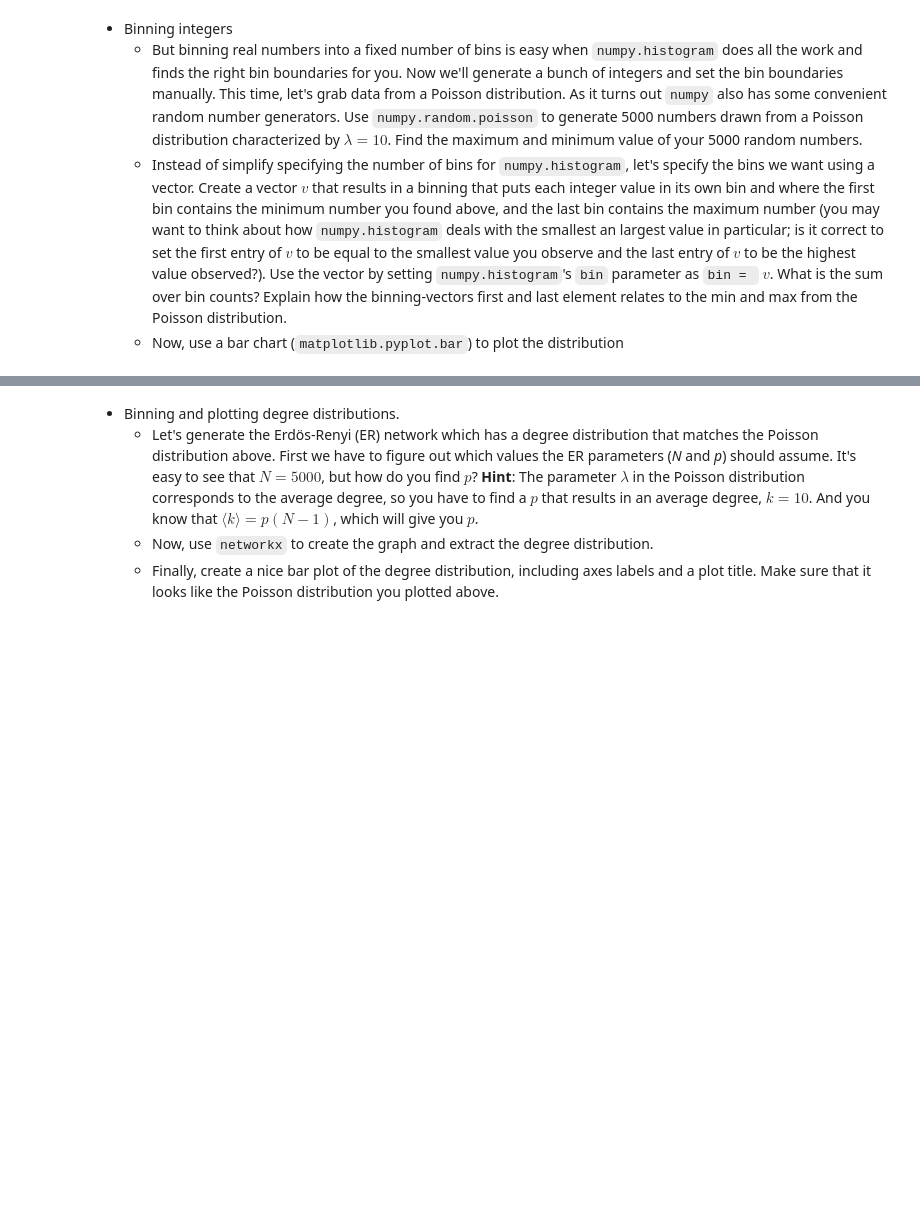
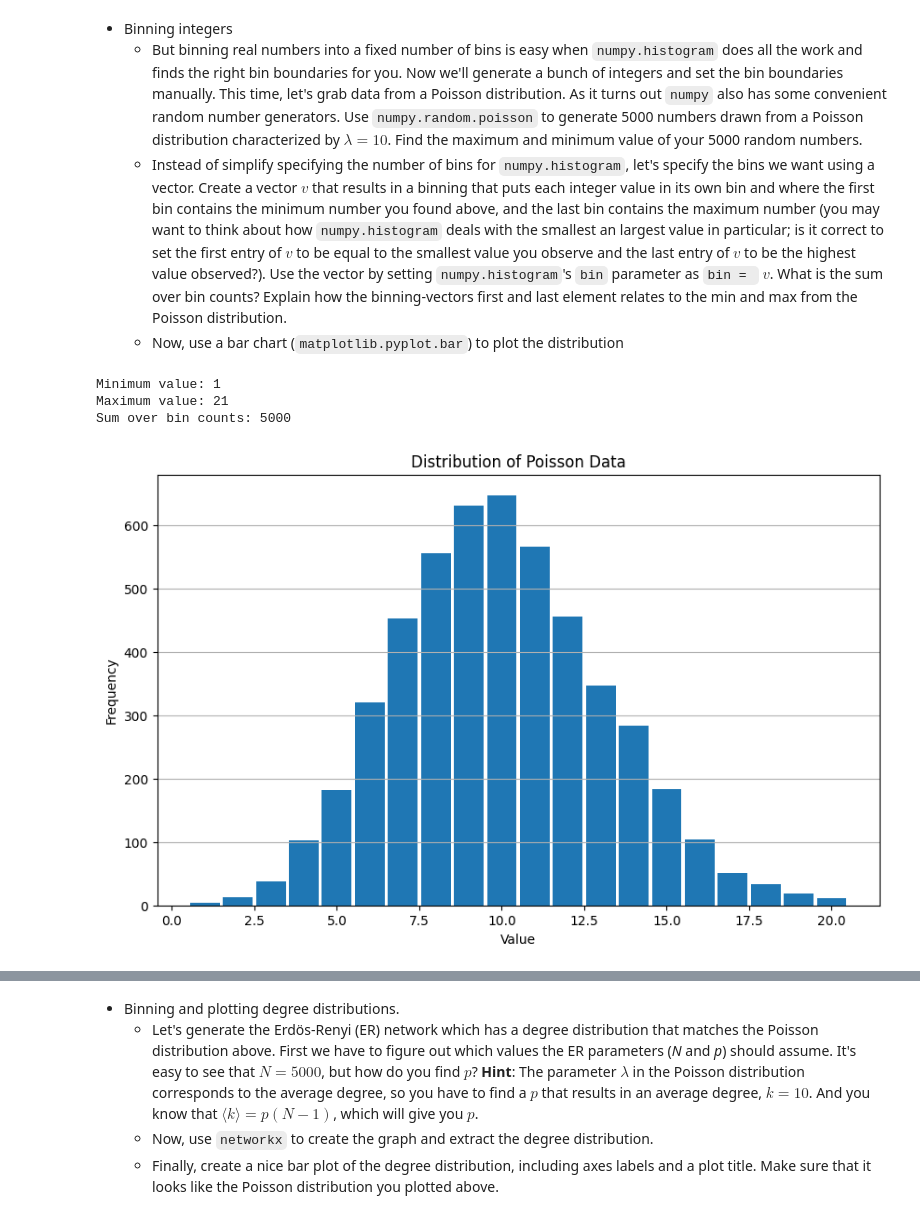
Before and after one commit to danielsanuwich/socialgraphs2023, a Jupyter notebook: Assignment1.ipynb, the cells around one changed output, grey strips where cells are left out. Cells and saved outputs as stored; diff of their text form; code cells hidden in the pictures; blank space fills up the shorter version.

```diff
--- a/Assignment1.ipynb
+++ b/Assignment1.ipynb
@@ -72,3 +73,38 @@ plt.show()
 Now we'll generate a bunch of integers and set the bin boundaries manually. This time, let's grab data from a Poisson distribution. As it turns out `numpy` also has some convenient random number generators. Use `numpy.random.poisson` to generate 5000 numbers drawn from a Poisson distribution characterized by $\lambda = 10$. Find the maximum and minimum value of your 5000 random numbers.
   * Instead of simplify specifying the number of bins for `numpy.histogram`, let's specify the bins we want using a vector. Create a vector $v$ that results in a binning that puts each integer value in its own bin and where the first bin contains the minimum number you found above, and the last bin contains the maximum number (you may want to think about how `numpy.histogram` deals with the smallest an largest value in particular; is it correct to set the first entry of $v$ to be equal to the smallest value you observe and the last entry of $v$ to be the highest value observed?). Use the vector by setting `numpy.histogram`'s `bin` parameter as `bin = ` $v$. What is the sum over bin counts? Explain how the binning-vectors first and last element relates to the min and max from the Poisson distribution.
   * Now, use a bar chart (`matplotlib.pyplot.bar`) to plot the distribution
+# %%
+# Generate 5000 numbers from a poisson dist with lambda = 10
+poisson_data = np.random.poisson(lam=10, size=5000)
+
+# Find max and min value of poisson_data
+max_value = max(poisson_data)
+min_value = min(poisson_data)
+
+
+# Create vector for binning each integer value in its own bin
+v = np.arange(min_value, max_value + 1) # +1 to include max_value in the range
+
+# Bin vector to histogram
+hist_values, bin_edges = np.histogram(poisson_data, bins=v)
+
+# Calculate sum over bin counts
+sum_of_bin_counts = sum(hist_values)
+
+print(f"Minimum value: {min_value}")
+print(f"Maximum value: {max_value}")
+print(f"Sum over bin counts: {sum_of_bin_counts}")
+
+# Plot distribution using a bar chart
+plt.figure(figsize=(10, 6))
+plt.bar(bin_edges[:-1], hist_values, align='center', width=0.9)
+plt.title("Distribution of Poisson Data")
+plt.xlabel("Value")
+plt.ylabel("Frequency")
+plt.grid(axis='y')
+plt.show()
+# %% [output]
+Minimum value: 1
+Maximum value: 21
+Sum over bin counts: 5000
+[figure, added]
```
Also changed, not shown: parts of 20 cells of this notebook.
